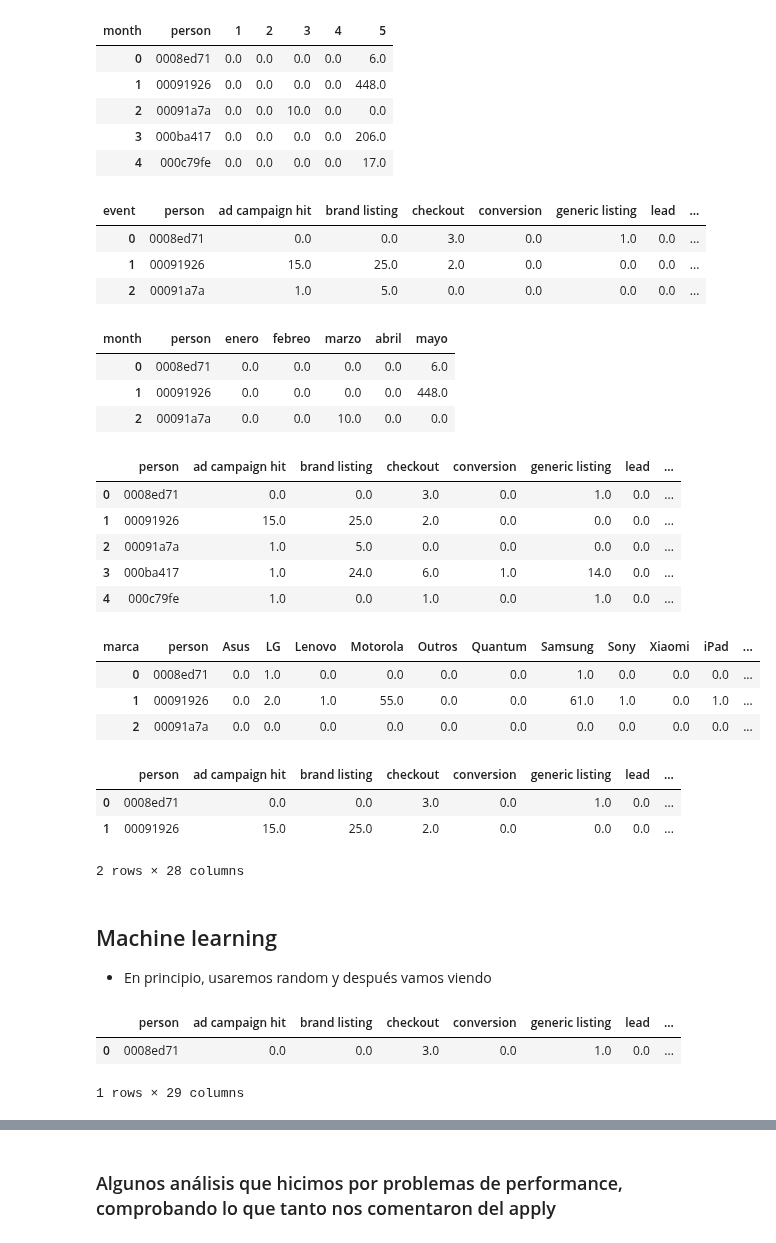
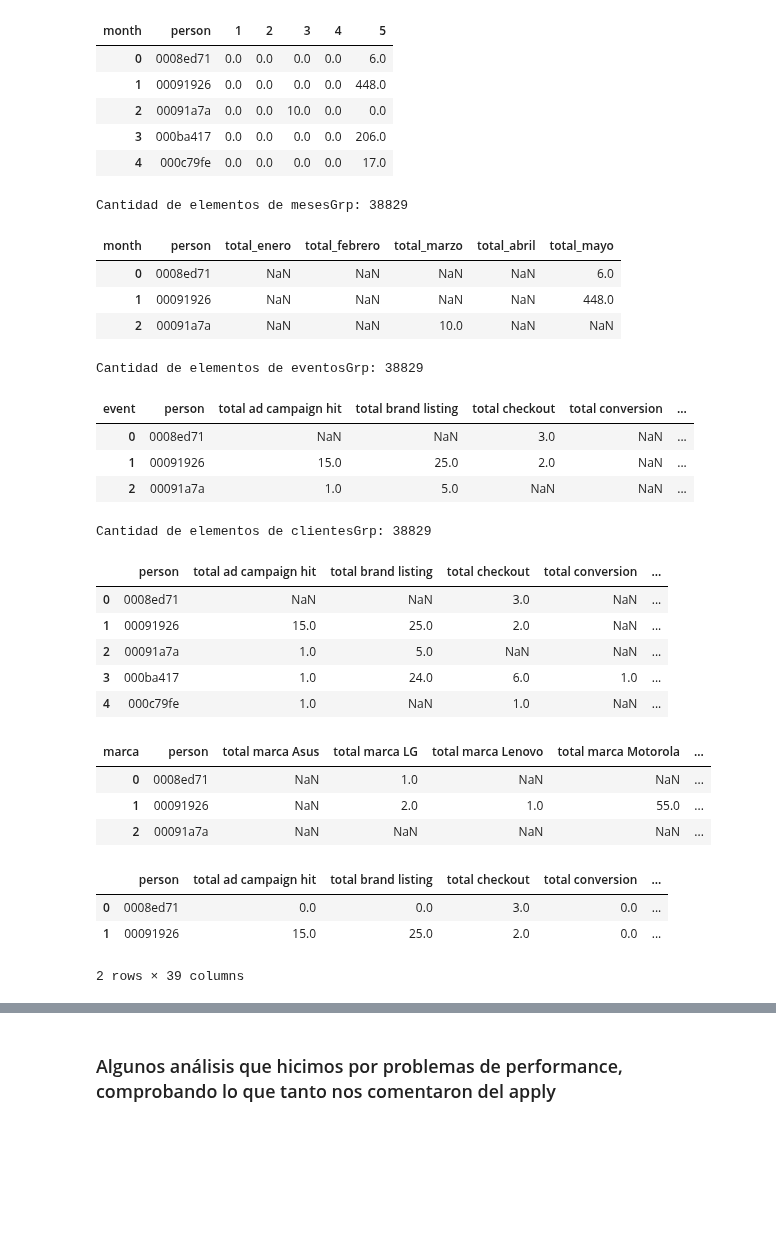
Before and after one commit to btusca/7506, a Jupyter notebook: TP2/Pre TP2.ipynb, the cells around one changed output, grey strips where cells are left out. Saved outputs shown, nothing was run; the diff lists cells and outputs as text; code cells hidden in the pictures; blank space fills up the shorter version.

```diff
--- a/TP2/Pre TP2.ipynb
+++ b/TP2/Pre TP2.ipynb
@@ -97,51 +97,59 @@ eventos.groupby('person')['month'].value_counts().unstack().reset_index().fillna
 | 2 | 00091a7a | 0.0 | 0.0 | 10.0 | 0.0 | 0.0 |
 | 3 | 000ba417 | 0.0 | 0.0 | 0.0 | 0.0 | 206.0 |
 | 4 | 000c79fe | 0.0 | 0.0 | 0.0 | 0.0 | 17.0 |
+# %%
+mesesGrp = eventos.groupby('person')['month'].value_counts().unstack().reset_index()
+mesesGrp.rename({1:'total_enero',2:'total_febrero',3:'total_marzo',4:'total_abril',5:'total_mayo'},inplace=True, axis=1)
+print('Cantidad de elementos de mesesGrp:',len(mesesGrp))
+mesesGrp.head(3)
+# %% [output]
+Cantidad de elementos de mesesGrp: 38829
+| month | person | total_enero | total_febrero | total_marzo | total_abril | total_mayo |
+| 0 | 0008ed71 | NaN | NaN | NaN | NaN | 6.0 |
+| 1 | 00091926 | NaN | NaN | NaN | NaN | 448.0 |
+| 2 | 00091a7a | NaN | NaN | 10.0 | NaN | NaN |
 # %%
-eventosGrp  = eventos.groupby('person')['event'].value_counts().unstack().reset_index().fillna(0)
+eventosGrp  = eventos.groupby('person')['event'].value_counts().unstack().reset_index()
+eventosGrp.columns = eventosGrp.columns.map(lambda x: x if x == 'person' else 'total ' + x)
+print('Cantidad de elementos de eventosGrp:',len(eventosGrp))
 eventosGrp.head(3)
 # %% [output]
+Cantidad de elementos de eventosGrp: 38829
-| event | person | ad campaign hit | brand listing | checkout | conversion | generic listing | lead | ... |
-| 0 | 0008ed71 | 0.0 | 0.0 | 3.0 | 0.0 | 1.0 | 0.0 | ... |
-| 1 | 00091926 | 15.0 | 25.0 | 2.0 | 0.0 | 0.0 | 0.0 | ... |
-| 2 | 00091a7a | 1.0 | 5.0 | 0.0 | 0.0 | 0.0 | 0.0 | ... |
+| event | person | total ad campaign hit | total brand listing | total checkout | total conversion | ... |
+| 0 | 0008ed71 | NaN | NaN | 3.0 | NaN | ... |
+| 1 | 00091926 | 15.0 | 25.0 | 2.0 | NaN | ... |
+| 2 | 00091a7a | 1.0 | 5.0 | NaN | NaN | ... |
-# %%
-mesesGrp = eventos.groupby('person')['month'].value_counts().unstack().reset_index().fillna(0)
-mesesGrp.rename({1:'enero',2:'febreo',3:'marzo',4:'abril',5:'mayo'},inplace=True, axis=1)
-mesesGrp.head(3)
-# %% [output]
-| month | person | enero | febreo | marzo | abril | mayo |
-| 0 | 0008ed71 | 0.0 | 0.0 | 0.0 | 0.0 | 6.0 |
-| 1 | 00091926 | 0.0 | 0.0 | 0.0 | 0.0 | 448.0 |
-| 2 | 00091a7a | 0.0 | 0.0 | 10.0 | 0.0 | 0.0 |
 # %%
 #Agrupamos los primeros features, de mes y evento
 clientesGrp = pd.merge(eventosGrp,mesesGrp,on='person')
+print('Cantidad de elementos de clientesGrp:',len(clientesGrp))
 clientesGrp.head()
 # %% [output]
+Cantidad de elementos de clientesGrp: 38829
-|  | person | ad campaign hit | brand listing | checkout | conversion | generic listing | lead | ... |
-| 0 | 0008ed71 | 0.0 | 0.0 | 3.0 | 0.0 | 1.0 | 0.0 | ... |
-| 1 | 00091926 | 15.0 | 25.0 | 2.0 | 0.0 | 0.0 | 0.0 | ... |
-| 2 | 00091a7a | 1.0 | 5.0 | 0.0 | 0.0 | 0.0 | 0.0 | ... |
-| 3 | 000ba417 | 1.0 | 24.0 | 6.0 | 1.0 | 14.0 | 0.0 | ... |
-| 4 | 000c79fe | 1.0 | 0.0 | 1.0 | 0.0 | 1.0 | 0.0 | ... |
+|  | person | total ad campaign hit | total brand listing | total checkout | total conversion | ... |
+| 0 | 0008ed71 | NaN | NaN | 3.0 | NaN | ... |
+| 1 | 00091926 | 15.0 | 25.0 | 2.0 | NaN | ... |
+| 2 | 00091a7a | 1.0 | 5.0 | NaN | NaN | ... |
+| 3 | 000ba417 | 1.0 | 24.0 | 6.0 | 1.0 | ... |
+| 4 | 000c79fe | 1.0 | NaN | 1.0 | NaN | ... |
 # %%
-marcasGrp = eventos.groupby('person')['marca'].value_counts().unstack().fillna(0).reset_index()
+marcasGrp = eventos.groupby('person')['marca'].value_counts().unstack().reset_index()
+marcasGrp.columns = marcasGrp.columns.map(lambda x: x if x == 'person' else 'total marca ' + x)
 marcasGrp.head(3)
 # %% [output]
-| marca | person | Asus | LG | Lenovo | Motorola | Outros | Quantum | Samsung | Sony | Xiaomi | iPad | ... |
-| 0 | 0008ed71 | 0.0 | 1.0 | 0.0 | 0.0 | 0.0 | 0.0 | 1.0 | 0.0 | 0.0 | 0.0 | ... |
-| 1 | 00091926 | 0.0 | 2.0 | 1.0 | 55.0 | 0.0 | 0.0 | 61.0 | 1.0 | 0.0 | 1.0 | ... |
-| 2 | 00091a7a | 0.0 | 0.0 | 0.0 | 0.0 | 0.0 | 0.0 | 0.0 | 0.0 | 0.0 | 0.0 | ... |
+| marca | person | total marca Asus | total marca LG | total marca Lenovo | total marca Motorola | ... |
+| 0 | 0008ed71 | NaN | 1.0 | NaN | NaN | ... |
+| 1 | 00091926 | NaN | 2.0 | 1.0 | 55.0 | ... |
+| 2 | 00091a7a | NaN | NaN | NaN | NaN | ... |
 # %%
-#A los features ya obtenidos le agregamos las marcas de los modelos consultados
-clientesGrp = clientesGrp.merge(marcasGrp,on='person')
+#A los features ya obtenidos le agregamos las marcas de los modelos consultados. Importante el left join!
+clientesGrp = clientesGrp.merge(marcasGrp,on='person',how='left').fillna(0)
 clientesGrp.head(2)
 # %% [output]
-|  | person | ad campaign hit | brand listing | checkout | conversion | generic listing | lead | ... |
-| 0 | 0008ed71 | 0.0 | 0.0 | 3.0 | 0.0 | 1.0 | 0.0 | ... |
-| 1 | 00091926 | 15.0 | 25.0 | 2.0 | 0.0 | 0.0 | 0.0 | ... |
+|  | person | total ad campaign hit | total brand listing | total checkout | total conversion | ... |
+| 0 | 0008ed71 | 0.0 | 0.0 | 3.0 | 0.0 | ... |
+| 1 | 00091926 | 15.0 | 25.0 | 2.0 | 0.0 | ... |
-2 rows × 28 columns
+2 rows × 39 columns
 # %%
 '''Seguir con feature engeneering, agregando features. Algunas ideas:
     Modelo más consultado
@@ -151,13 +159,3 @@ clientesGrp.head(2)
     almacenamiento
     navegador más usado (capaz ver los 3 o 5 más frecuentes y una columna otros)
     etc'''
-# %% [markdown]
-## Machine learning
-* En principio, usaremos random y después vamos viendo
-# %%
-X = pd.merge(clientesGrp,etiquetas,on='person')
-X.head(1)
-# %% [output]
-|  | person | ad campaign hit | brand listing | checkout | conversion | generic listing | lead | ... |
-| 0 | 0008ed71 | 0.0 | 0.0 | 3.0 | 0.0 | 1.0 | 0.0 | ... |
-1 rows × 29 columns
```
Also changed, not shown: parts of 39 cells of this notebook.
